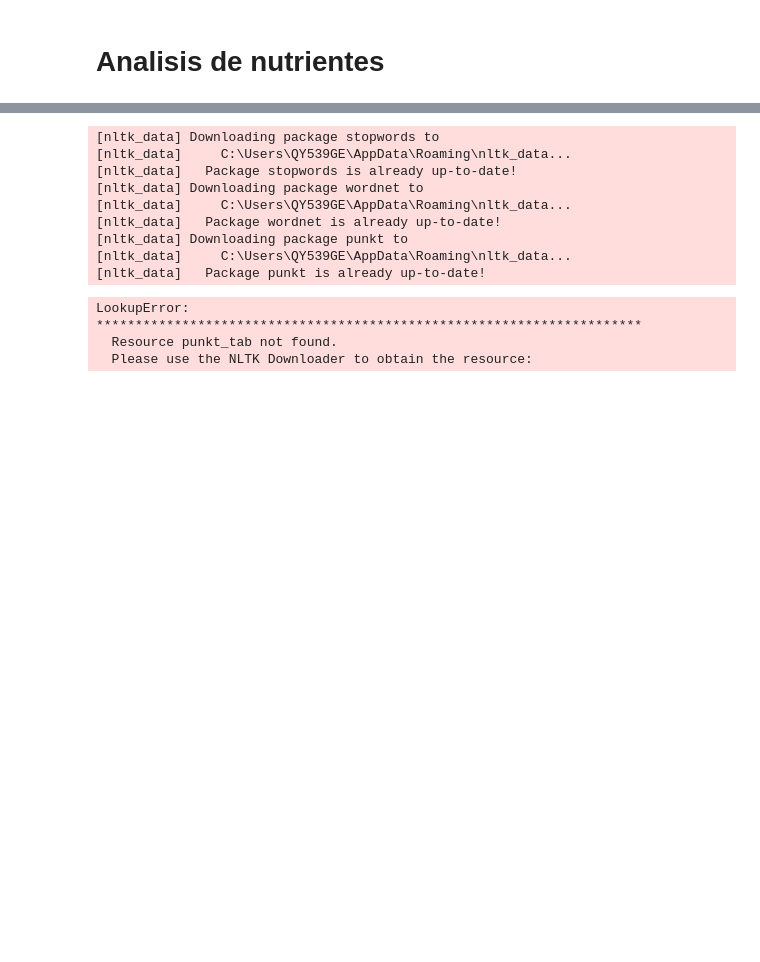
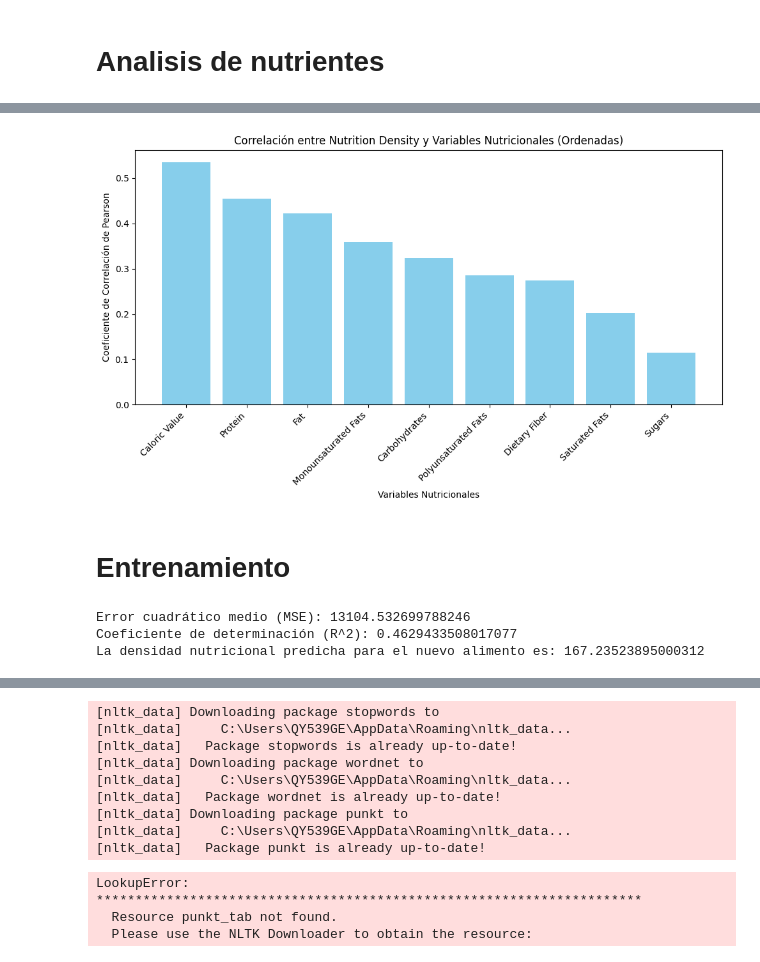
Before and after one commit to NatanCuello30/Data-Science-1, a Jupyter notebook: DataScience/FINAL_FOOD_DATASET/ProyectoDS_Parte1_+Cuello.ipynb, the cells around one changed output, grey strips where cells are left out. Drawn from its saved outputs; the diff is of its cells as text; code cells hidden in the pictures; blank space fills up the shorter version.

```diff
--- a/DataScience/FINAL_FOOD_DATASET/ProyectoDS_Parte1_+Cuello.ipynb
+++ b/DataScience/FINAL_FOOD_DATASET/ProyectoDS_Parte1_+Cuello.ipynb
@@ -600 +1068,72 @@ search_foods('Caloric Value')
+# %%
+import matplotlib.pyplot as plt
+
+# Datos de correlación
+variables = ['Caloric Value', 'Fat', 'Saturated Fats', 'Monounsaturated Fats', 'Polyunsaturated Fats', 'Carbohydrates', 'Sugars', 'Protein', 'Dietary Fiber']
+correlaciones = [0.535323, 0.422081, 0.202325, 0.358096, 0.285149, 0.323416, 0.114739, 0.455231, 0.274237]
+
+# Ordenar los datos de correlación de mayor a menor
+ordenados = sorted(zip(correlaciones, variables), reverse=True)
+correlaciones_ordenadas, variables_ordenadas = zip(*ordenados)
+
+# Crear el gráfico de barras
+plt.figure(figsize=(10, 6))  # Tamaño del gráfico
+plt.bar(variables_ordenadas, correlaciones_ordenadas, color='skyblue')  # Crear barras con los datos de correlación ordenados
+
+# Añadir título y etiquetas a los ejes
+plt.title('Correlación entre Nutrition Density y Variables Nutricionales (Ordenadas)')
+plt.xlabel('Variables Nutricionales')
+plt.ylabel('Coeficiente de Correlación de Pearson')
+
+# Rotar las etiquetas del eje x para mejor visualización
+plt.xticks(rotation=45, ha='right')
+
+# Mostrar el gráfico
+plt.tight_layout()  # Ajustar automáticamente los parámetros del subplot para que el subplot se ajuste al área del gráfico
+plt.show()
+# %% [output]
+[figure, added]
+# %% [markdown]
+# Entrenamiento
+# %%
+
+# Definir las variables nutricionales
+variables_nutricionales = ['Caloric Value', 'Fat', 'Saturated Fats', 'Monounsaturated Fats', 'Polyunsaturated Fats', 'Carbohydrates', 'Sugars', 'Protein', 'Dietary Fiber']
+
+# Asegurarse de que 'Nutrition Density' y las variables nutricionales son numéricas
+Test_df['Nutrition Density'] = pd.to_numeric(Test_df['Nutrition Density'], errors='coerce')
+for variable in variables_nutricionales:
+    Test_df[variable] = pd.to_numeric(Test_df[variable], errors='coerce')
+
+# Eliminar filas con valores no numéricos o faltantes en las columnas de interés
+Test_df.dropna(subset=['Nutrition Density'] + variables_nutricionales, inplace=True)
+
+# Separar las características y la variable objetivo
+X = Test_df[variables_nutricionales]  # Características
+y = Test_df['Nutrition Density']  # Variable objetivo
+
+# Dividir los datos en conjuntos de entrenamiento y prueba
+X_train, X_test, y_train, y_test = train_test_split(X, y, test_size=0.2, random_state=42)
+
+# Elegir y entrenar el modelo
+modelo = LinearRegression()
+modelo.fit(X_train, y_train)
+
+# Evaluar el modelo
+y_pred = modelo.predict(X_test)
+mse = mean_squared_error(y_test, y_pred)
+r2 = r2_score(y_test, y_pred)
+
+print(f"Error cuadrático medio (MSE): {mse}")
+print(f"Coeficiente de determinación (R^2): {r2}")
+
+# Utilizar el modelo para hacer predicciones
+# Supongamos que tienes un nuevo alimento con las siguientes características nutricionales:
+nuevo_alimento = pd.DataFrame([[200, 10, 3, 5, 2, 30, 15, 20, 8]], columns=variables_nutricionales)
+prediccion_nutrition_density = modelo.predict(nuevo_alimento)
+print(f"La densidad nutricional predicha para el nuevo alimento es: {prediccion_nutrition_density[0]}")
+# %% [output]
+Error cuadrático medio (MSE): 13104.532699788246
+Coeficiente de determinación (R^2): 0.4629433508017077
+La densidad nutricional predicha para el nuevo alimento es: 167.23523895000312
 # %%
```
Also changed, not shown: parts of 46 cells of this notebook.
